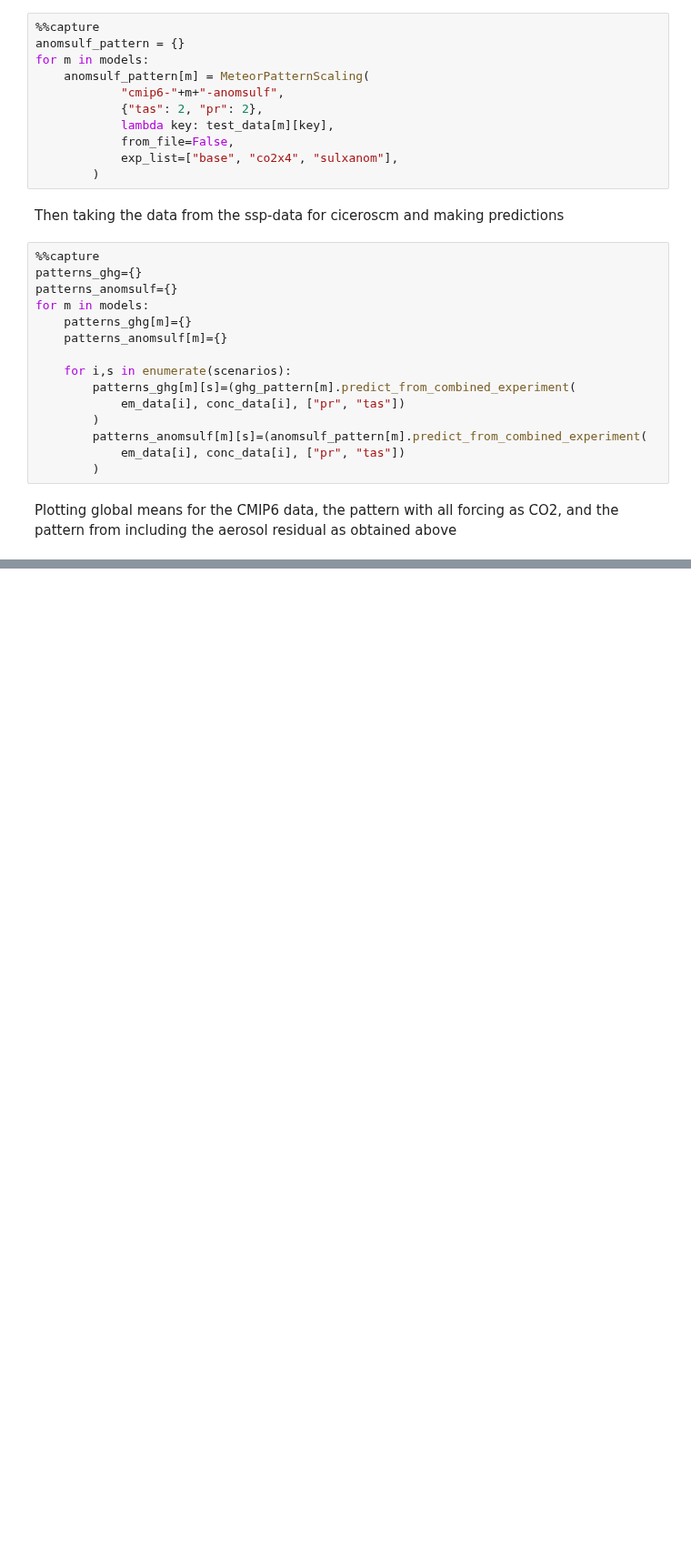
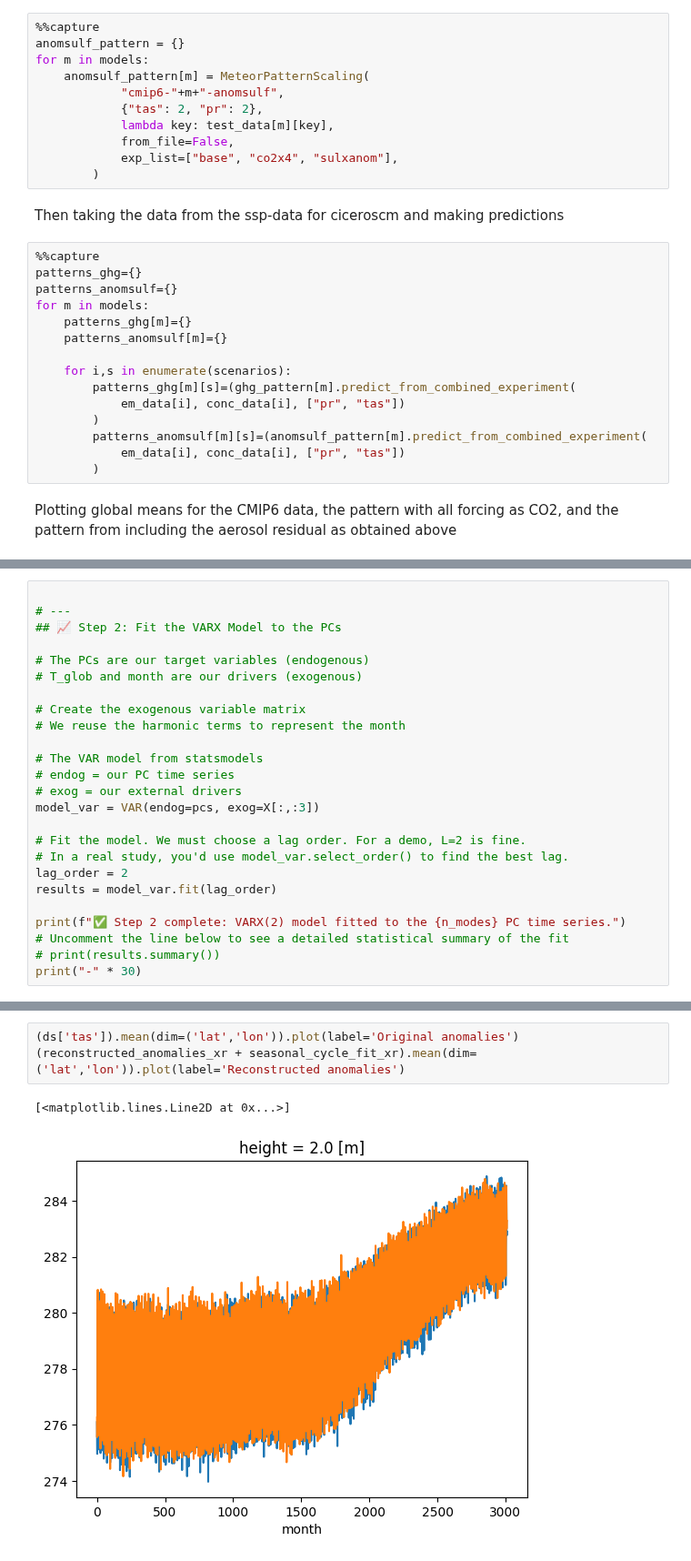
Before and after one commit to benmsanderson/METEOR, a Jupyter notebook: notebooks/CMIP6_mmdemo_with_archiving.ipynb, the cells around one changed output, grey strips where cells are left out. Shown at 91% size. Saved outputs shown, nothing was run; the diff lists cells and outputs as text; blank space fills up the shorter version.

```diff
--- a/notebooks/CMIP6_mmdemo_with_archiving.ipynb
+++ b/notebooks/CMIP6_mmdemo_with_archiving.ipynb
@@ -175,0 +331,25 @@ for i,s in enumerate(scenarios):
+# %%
+
+# ---
+## 📈 Step 2: Fit the VARX Model to the PCs
+
+# The PCs are our target variables (endogenous)
+# T_glob and month are our drivers (exogenous)
+
+# Create the exogenous variable matrix
+# We reuse the harmonic terms to represent the month
+
+# The VAR model from statsmodels
+# endog = our PC time series
+# exog = our external drivers
+model_var = VAR(endog=pcs, exog=X[:,:3])
+
+# Fit the model. We must choose a lag order. For a demo, L=2 is fine.
+# In a real study, you'd use model_var.select_order() to find the best lag.
+lag_order = 2
+results = model_var.fit(lag_order)
+
+print(f"✅ Step 2 complete: VARX(2) model fitted to the {n_modes} PC time series.")
+# Uncomment the line below to see a detailed statistical summary of the fit
+# print(results.summary())
+print("-" * 30)
@@ -175,0 +410,6 @@ for i,s in enumerate(scenarios):
+# %%
+(ds['tas']).mean(dim=('lat','lon')).plot(label='Original anomalies')
+(reconstructed_anomalies_xr + seasonal_cycle_fit_xr).mean(dim=('lat','lon')).plot(label='Reconstructed anomalies')
+# %% [output]
+[<matplotlib.lines.Line2D at 0x...>]
+[figure, added]
```
Also changed, not shown: parts of 12 cells of this notebook, 5 other files.
